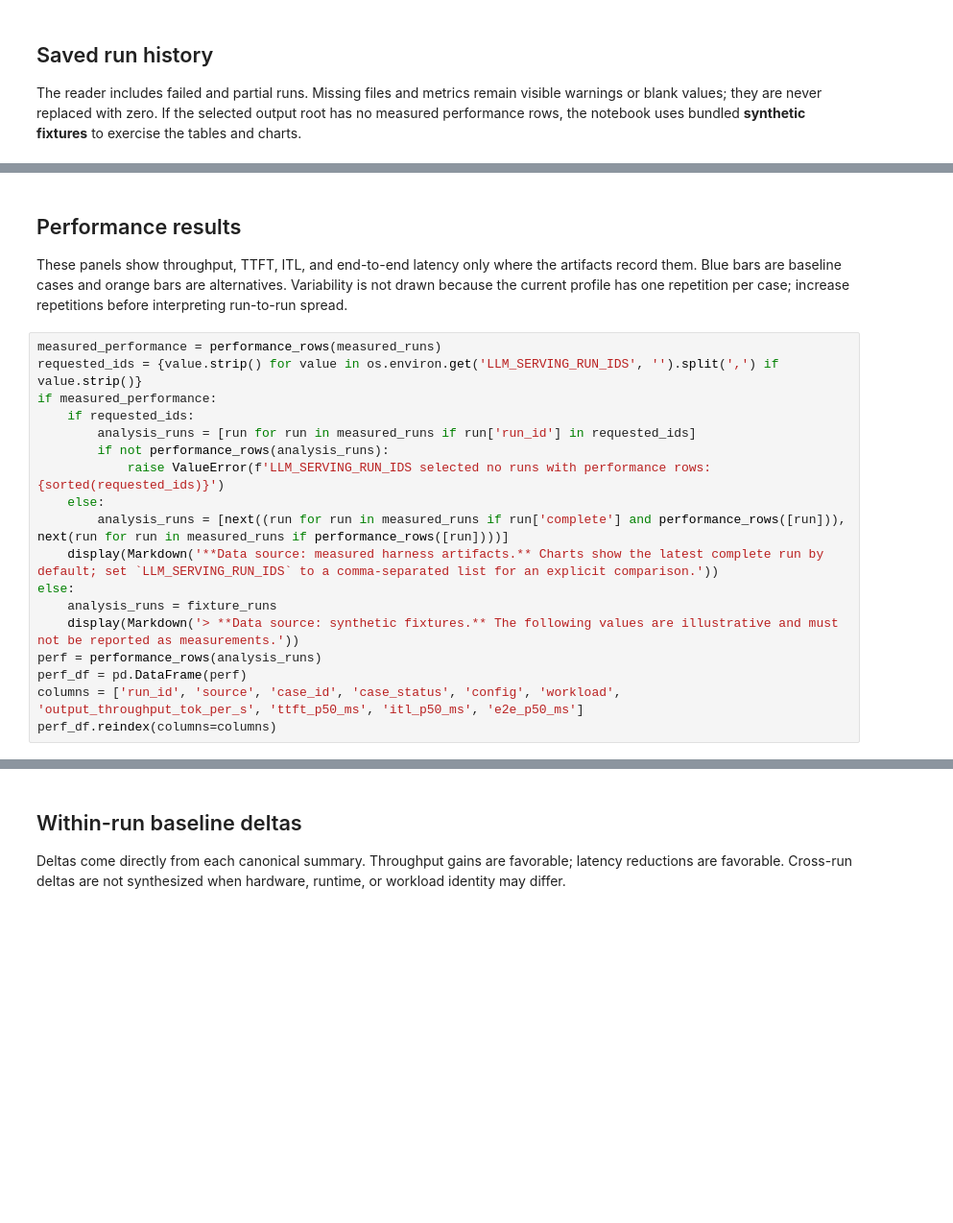
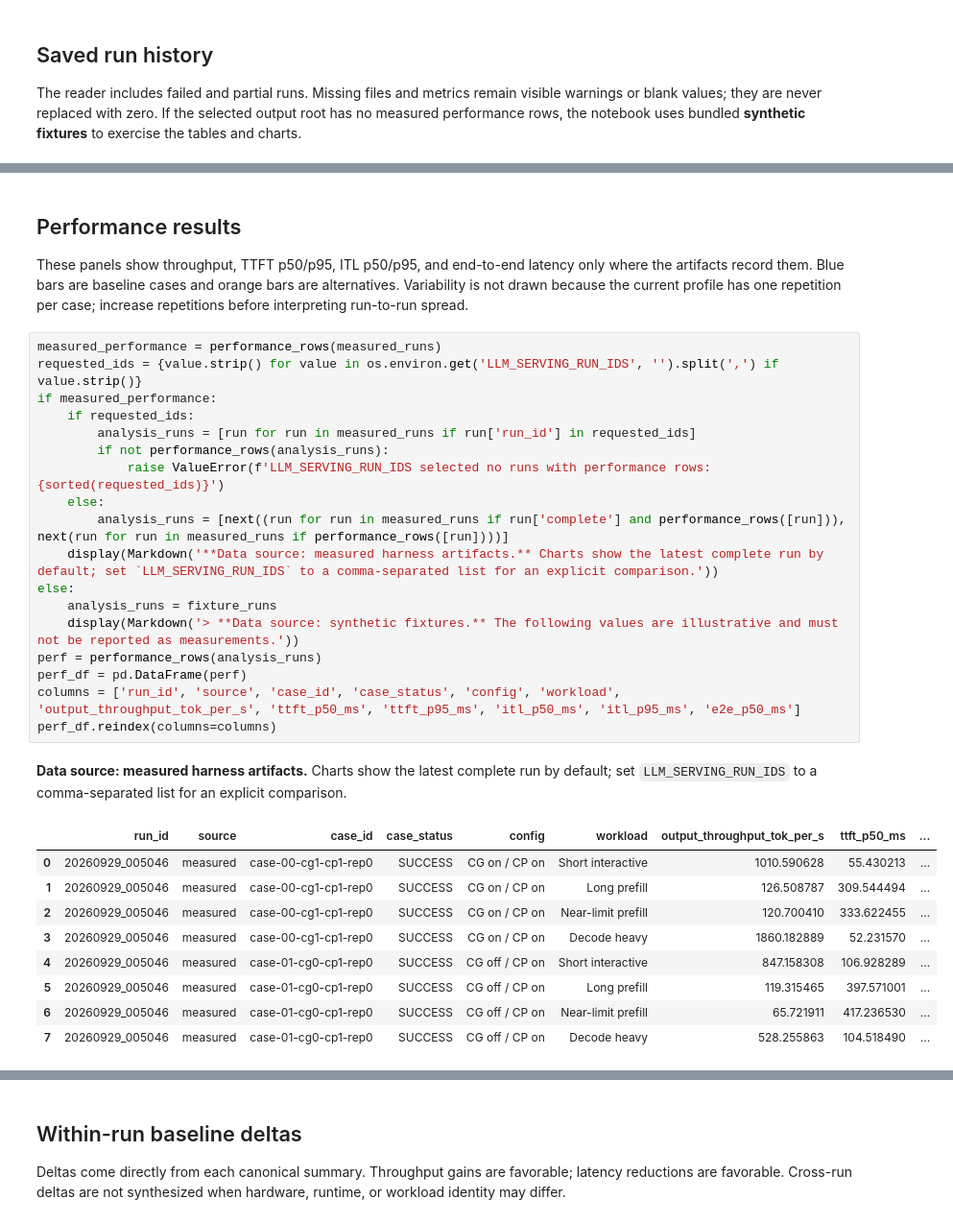
Before and after one commit to hxy9243/toyai, a Jupyter notebook: llm-serving/notebooks/qwen35-0.8b-smoke.ipynb, the cells around one changed output, grey strips where cells are left out. Shown at 96% size. Cells and saved outputs as stored; diff of their text form; blank space fills up the shorter version.

```diff
--- a/llm-serving/notebooks/qwen35-0.8b-smoke.ipynb
+++ b/llm-serving/notebooks/qwen35-0.8b-smoke.ipynb
@@ -146,24 +179,35 @@ pd.DataFrame(history_rows(history))
 # %% [markdown]
 ## Performance results
 
-These panels show throughput, TTFT, ITL, and end-to-end latency only where the artifacts record them. Blue bars are baseline cases and orange bars are alternatives. Variability is not drawn because the current profile has one repetition per case; increase repetitions before interpreting run-to-run spread.
+These panels show throughput, TTFT p50/p95, ITL p50/p95, and end-to-end latency only where the artifacts record them. Blue bars are baseline cases and orange bars are alternatives. Variability is not drawn because the current profile has one repetition per case; increase repetitions before interpreting run-to-run spread.
 # %%
 measured_performance = performance_rows(measured_runs)
 requested_ids = {value.strip() for value in os.environ.get('LLM_SERVING_RUN_IDS', '').split(',') if value.strip()}
 if measured_performance:
     if requested_ids:
         analysis_runs = [run for run in measured_runs if run['run_id'] in requested_ids]
         if not performance_rows(analysis_runs):
             raise ValueError(f'LLM_SERVING_RUN_IDS selected no runs with performance rows: {sorted(requested_ids)}')
     else:
         analysis_runs = [next((run for run in measured_runs if run['complete'] and performance_rows([run])), next(run for run in measured_runs if performance_rows([run])))]
     display(Markdown('**Data source: measured harness artifacts.** Charts show the latest complete run by default; set `LLM_SERVING_RUN_IDS` to a comma-separated list for an explicit comparison.'))
 else:
     analysis_runs = fixture_runs
     display(Markdown('> **Data source: synthetic fixtures.** The following values are illustrative and must not be reported as measurements.'))
 perf = performance_rows(analysis_runs)
 perf_df = pd.DataFrame(perf)
-columns = ['run_id', 'source', 'case_id', 'case_status', 'config', 'workload', 'output_throughput_tok_per_s', 'ttft_p50_ms', 'itl_p50_ms', 'e2e_p50_ms']
+columns = ['run_id', 'source', 'case_id', 'case_status', 'config', 'workload', 'output_throughput_tok_per_s', 'ttft_p50_ms', 'ttft_p95_ms', 'itl_p50_ms', 'itl_p95_ms', 'e2e_p50_ms']
 perf_df.reindex(columns=columns)
+# %% [output]
+**Data source: measured harness artifacts.** Charts show the latest complete run by default; set `LLM_SERVING_RUN_IDS` to a comma-separated list for an explicit comparison.
+|  | run_id | source | case_id | case_status | config | workload | output_throughput_tok_per_s | ttft_p50_ms | ... |
+| 0 | 20260929_005046 | measured | case-00-cg1-cp1-rep0 | SUCCESS | CG on / CP on | Short interactive | 1010.590628 | 55.430213 | ... |
+| 1 | 20260929_005046 | measured | case-00-cg1-cp1-rep0 | SUCCESS | CG on / CP on | Long prefill | 126.508787 | 309.544494 | ... |
+| 2 | 20260929_005046 | measured | case-00-cg1-cp1-rep0 | SUCCESS | CG on / CP on | Near-limit prefill | 120.700410 | 333.622455 | ... |
+| 3 | 20260929_005046 | measured | case-00-cg1-cp1-rep0 | SUCCESS | CG on / CP on | Decode heavy | 1860.182889 | 52.231570 | ... |
+| 4 | 20260929_005046 | measured | case-01-cg0-cp1-rep0 | SUCCESS | CG off / CP on | Short interactive | 847.158308 | 106.928289 | ... |
+| 5 | 20260929_005046 | measured | case-01-cg0-cp1-rep0 | SUCCESS | CG off / CP on | Long prefill | 119.315465 | 397.571001 | ... |
+| 6 | 20260929_005046 | measured | case-01-cg0-cp1-rep0 | SUCCESS | CG off / CP on | Near-limit prefill | 65.721911 | 417.236530 | ... |
+| 7 | 20260929_005046 | measured | case-01-cg0-cp1-rep0 | SUCCESS | CG off / CP on | Decode heavy | 528.255863 | 104.518490 | ... |
 # %%
 plot_performance(perf);
```
Also changed, not shown: parts of 10 cells of this notebook, 22 other files.
